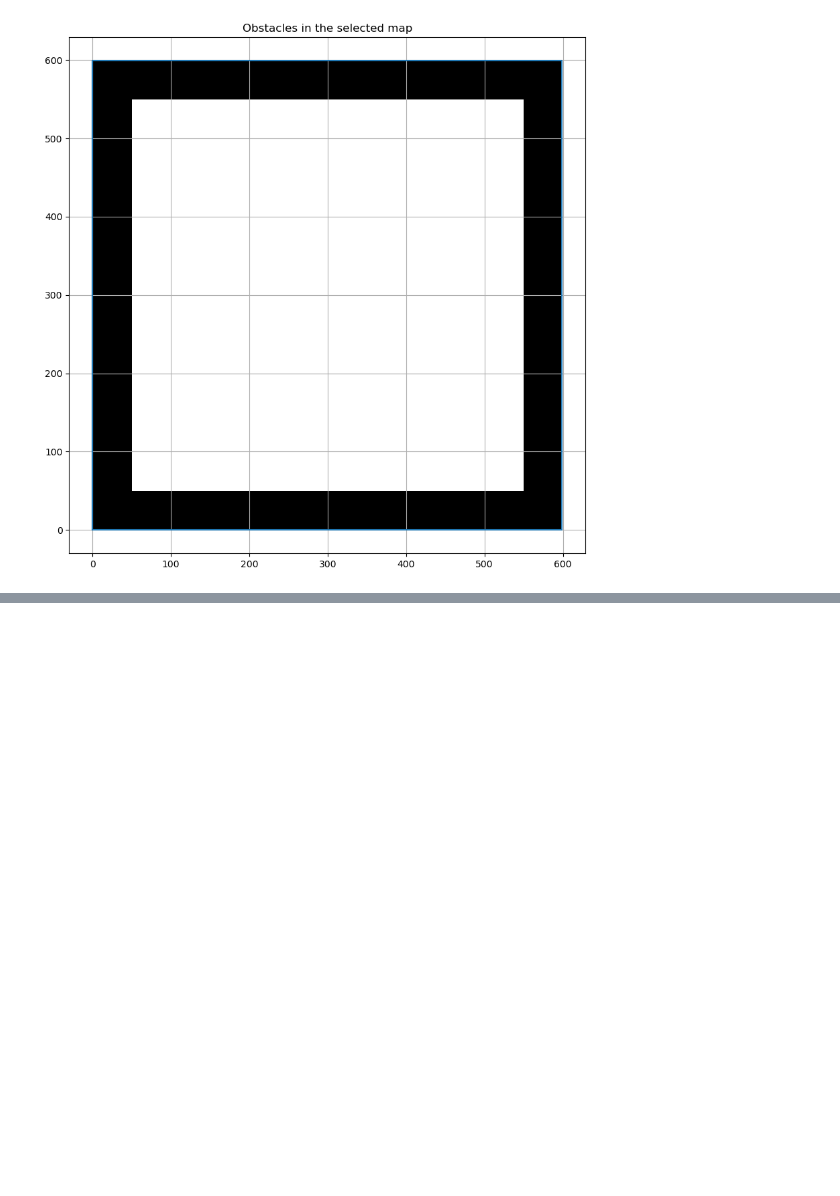
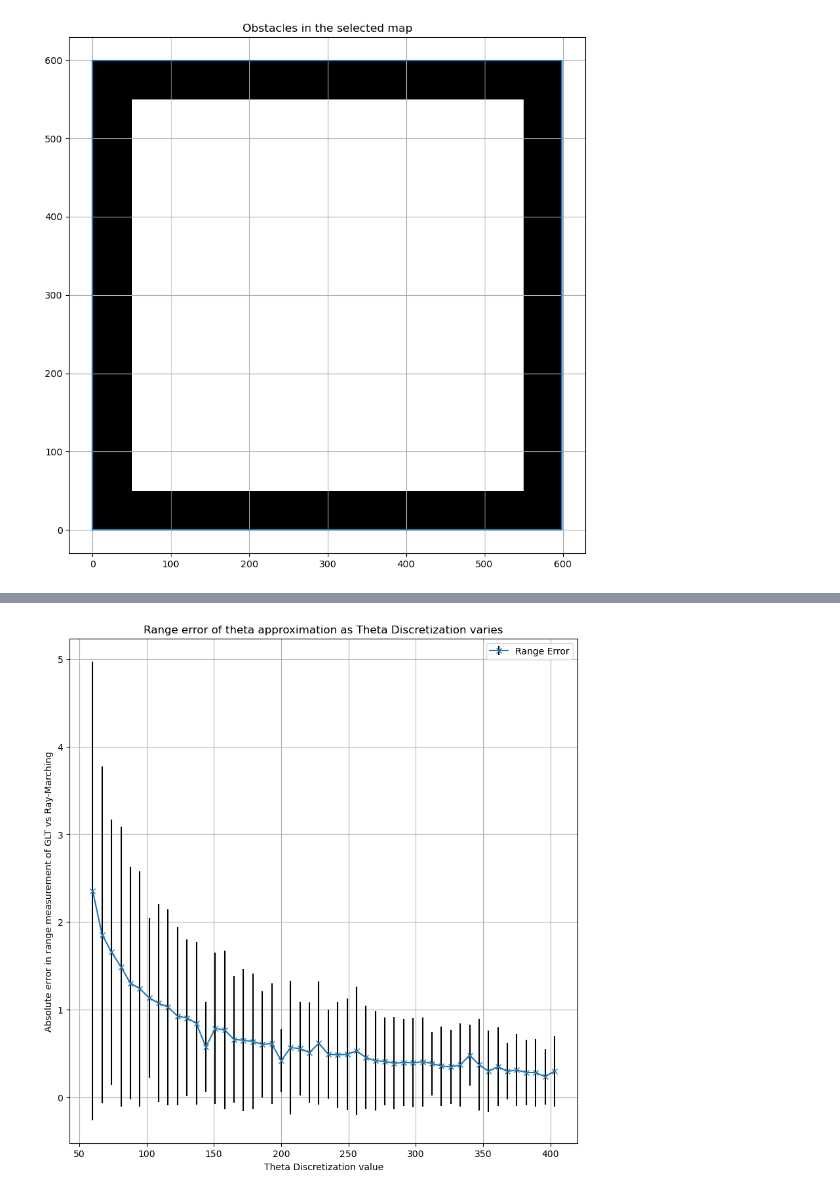
Before and after one commit to tianyilim/range_libc, a Jupyter notebook: benchmarking/comparing_rangelib_methods.ipynb, the cells around one changed output, grey strips where cells are left out. Drawn from its saved outputs; the diff is of its cells as text; code cells hidden in the pictures; blank space fills up the shorter version.

```diff
--- a/benchmarking/comparing_rangelib_methods.ipynb
+++ b/benchmarking/comparing_rangelib_methods.ipynb
@@ -225,0 +381,80 @@ plt.show()
+# %%
+# Calculate the input queries
+
+query_theta_disc_start = 60
+query_theta_disc_step = 7
+query_theta_disc_num = 50
+query_theta_discretizations = np.arange(
+    query_theta_disc_start,
+    query_theta_disc_start + query_theta_disc_num * query_theta_disc_step,
+    query_theta_disc_step
+)
+
+query_angles = np.array([0.0], dtype=np.single)
+discretizeation_errors = []
+range_errors = []
+
+for query_theta_discretization in query_theta_discretizations:
+
+    discretizeation_errors_acc = []
+    range_errors_acc = []
+    two_pi_div_discretize = (2*np.pi) / query_theta_discretization
+
+    for query_poses in target_points_to_query_poses.values():
+        query_poses_disc = []
+        for query_pose in query_poses:
+            discretized_eff_angle = getGLTDiscretization(
+                query_pose[2], query_theta_discretization)
+            discretized_error = getGLTDiscretizationError(
+                query_pose[2], query_theta_discretization, discretized_eff_angle)
+            discretized_angle_backward = discretized_eff_angle * two_pi_div_discretize
+
+            discretizeation_errors_acc.append(np.abs(discretized_error))
+            query_poses_disc.append(
+                (query_pose[0], query_pose[1], discretized_angle_backward))
+
+        query_poses = np.array(query_poses, dtype=np.single).transpose()
+        query_poses_disc = np.array(
+            query_poses_disc, dtype=np.single).transpose()
+
+        # Compute ranges
+        range_results = testRayMarching.batchCalcRangeAngles(
+            query_poses, query_angles)
+        disc_results = testRayMarching.batchCalcRangeAngles(
+            query_poses_disc, query_angles)
+
+        range_errors_acc += list(np.abs(range_results - disc_results))
+
+    # Compute statistics over discretization error
+    mean_disc_err = np.mean(discretizeation_errors_acc)
+    std_disc_err = np.std(discretizeation_errors_acc)
+    discretizeation_errors.append((mean_disc_err, std_disc_err))
+
+    # Compute statistics over range error
+    range_errors.append((
+        np.mean(range_errors_acc),
+        np.std(range_errors_acc)
+    ))
+
+assert len(
+    range_errors) == query_theta_disc_num, f"{len(range_errors)=}, {query_theta_disc_num=}"
+assert len(
+    discretizeation_errors) == query_theta_disc_num, f"{len(discretizeation_errors)=}, {query_theta_disc_num=}"
+
+range_errors_mean, range_errors_std = zip(*range_errors)
+discretization_errors_mean, discretization_errors_std = zip(
+    *discretizeation_errors)
+
+
+plt.figure()
+plt.errorbar(query_theta_discretizations, range_errors_mean,
+             yerr=range_errors_std, fmt="x-",
+             ecolor='k', label="Range Error")
+plt.title("Range error of theta approximation as Theta Discretization varies")
+plt.xlabel("Theta Discretization value")
+plt.ylabel("Absolute error in range measurement of GLT vs Ray-Marching")
+plt.grid()
+plt.legend()
+plt.show()
+# %% [output]
+[figure, added]
```
Also changed, not shown: parts of 10 cells of this notebook.
